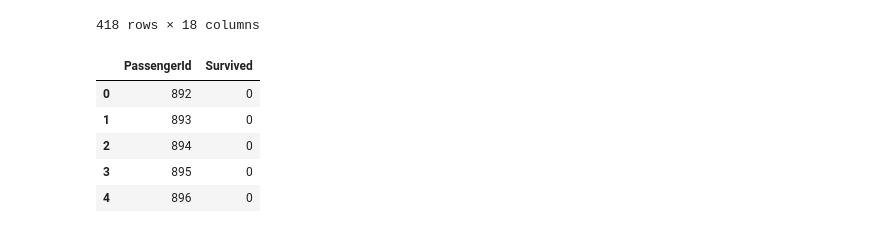
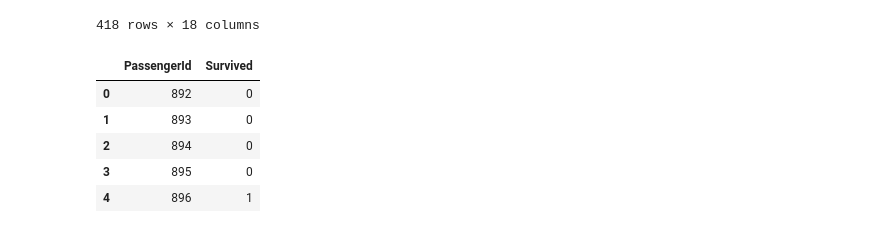
Before and after one commit to johnwang1126/kaggle_tianche2, a Jupyter notebook: titanic.ipynb, the cells around one changed output. Drawn from its saved outputs; the diff is of its cells as text; code cells hidden in the pictures.

```diff
--- a/titanic.ipynb
+++ b/titanic.ipynb
@@ -423,14 +423,14 @@ test_data
 | 417 | 1309 | 3 | Peter, Master. Michael J | 1 | 38.5 | 1 | 1 | 2668 | 22.3583 | C105 | ... |
 418 rows × 18 columns
 # %%
-output = pd.DataFrame({'PassengerId': test_data.PassengerId, 'Survived': test_data.Gbrt_label})
+output = pd.DataFrame({'PassengerId': test_data.PassengerId, 'Survived': test_data.Logit_label})
 output.head()
 # %% [output]
 |  | PassengerId | Survived |
 | 0 | 892 | 0 |
 | 1 | 893 | 0 |
 | 2 | 894 | 0 |
 | 3 | 895 | 0 |
-| 4 | 896 | 0 |
+| 4 | 896 | 1 |
 # %%
 output.to_csv('submission.csv', index=False)
```
